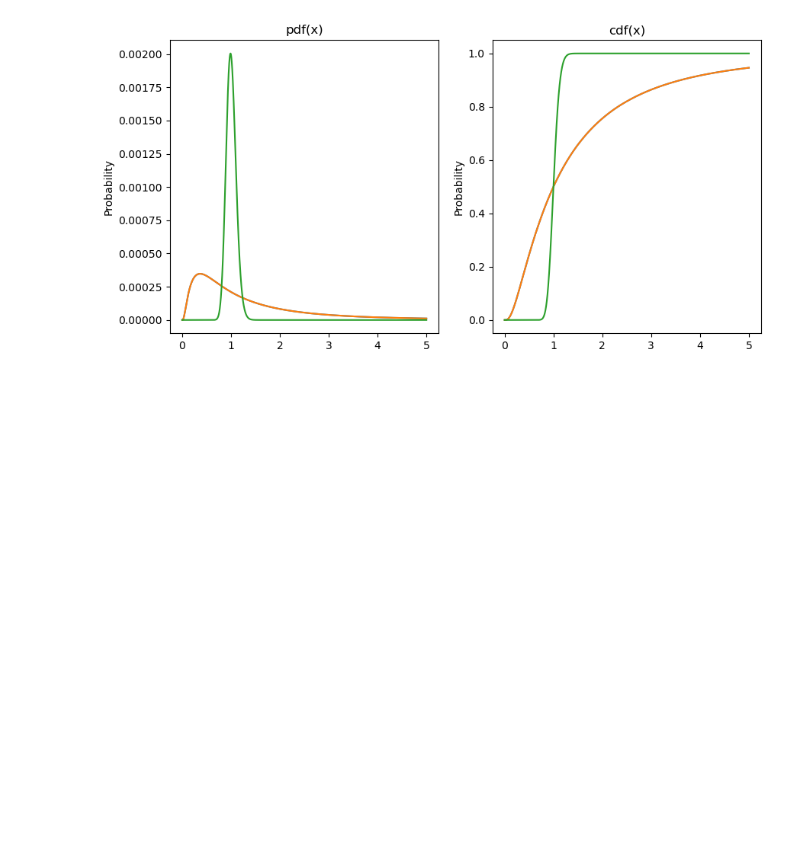
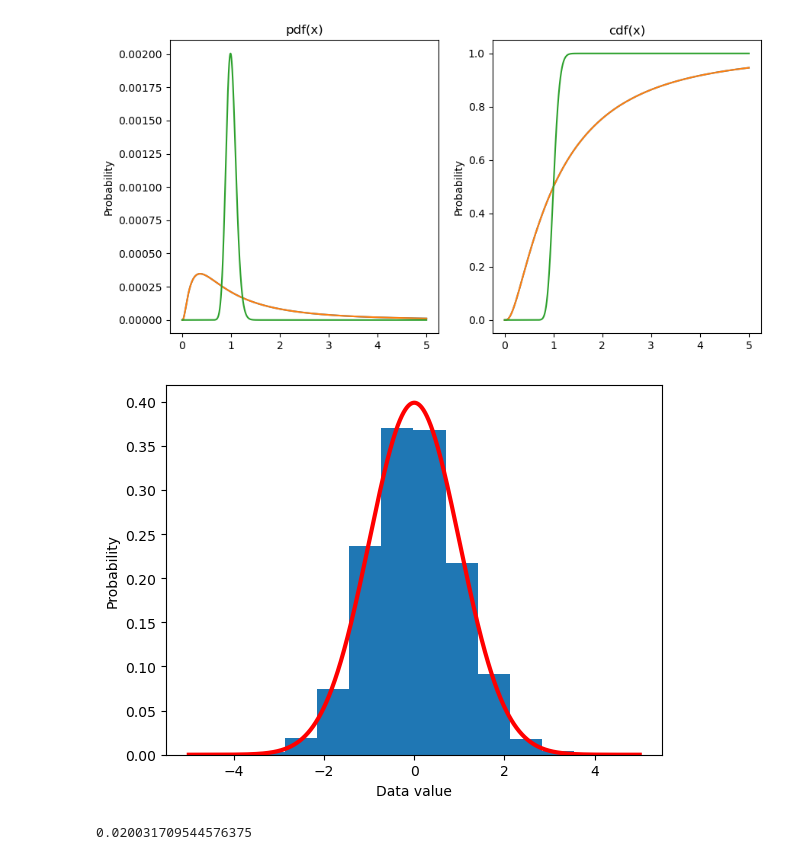
Before and after one commit to szalai-istvan/python-machine-learning, a Jupyter notebook: 03_statistics-and-machine-learning/04_probability-theory/probability.ipynb, the cells around one changed output. Saved outputs shown, nothing was run; the diff lists cells and outputs as text; code cells hidden in the pictures; blank space fills up the shorter version.

Commit message:
Probability continued, sampling variability

```diff
--- a/03_statistics-and-machine-learning/04_probability-theory/probability.ipynb
+++ b/03_statistics-and-machine-learning/04_probability-theory/probability.ipynb
@@ -100,3 +100,34 @@ ax[1].set_title('cdf(x)')
 plt.show()
 # %% [output]
 [figure]
+# %%
+# Theoretical normal distribution
+x = np.linspace(-5,5,10101)
+theoNormDist = stats.norm.pdf(x)
+
+# empirical distribution
+samples = 4000
+sampledata = np.zeros(samples)
+
+for i in range(samples):
+    sampledata[i] = np.random.randn()
+
+plt.hist(sampledata,density=True)
+plt.plot(x,theoNormDist,'r',linewidth=3)
+plt.xlabel('Data value')
+plt.ylabel('Probability')
+plt.show()
+# %% [output]
+[figure, added]
+# %%
+# population
+N = 1_000_000
+population = np.random.randn(N)
+population = population - np.mean(population) # population mean is 0
+
+samplesize = 30
+sampleindexes = np.random.randint(0,N,samplesize)
+samplemean = np.mean( population[sampleindexes] )
+print(samplemean)
+# %% [output]
+0.020031709544576375
```
Also changed, not shown: parts of 5 cells of this notebook.
